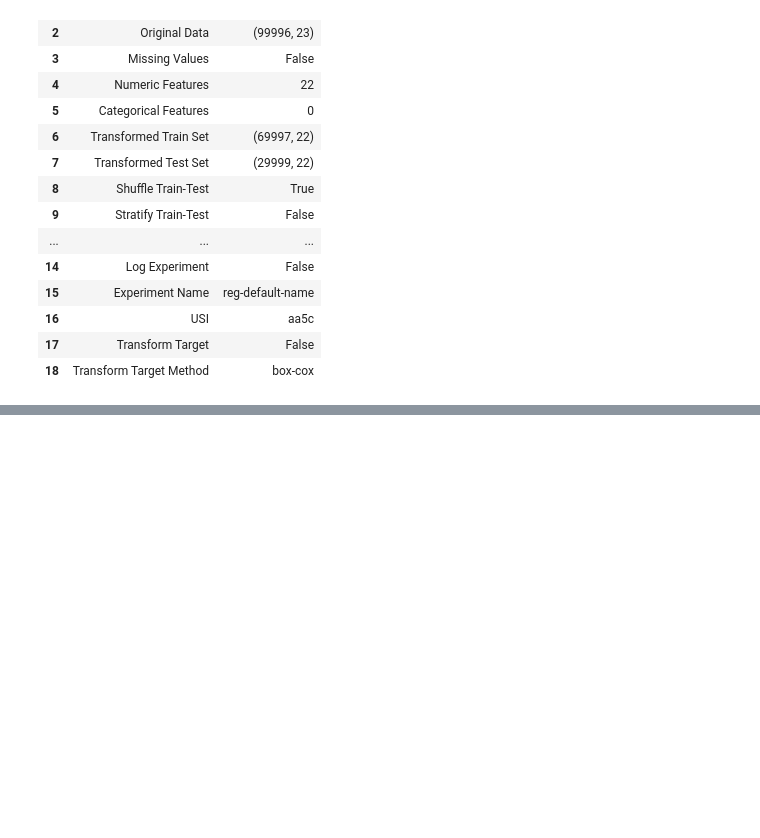
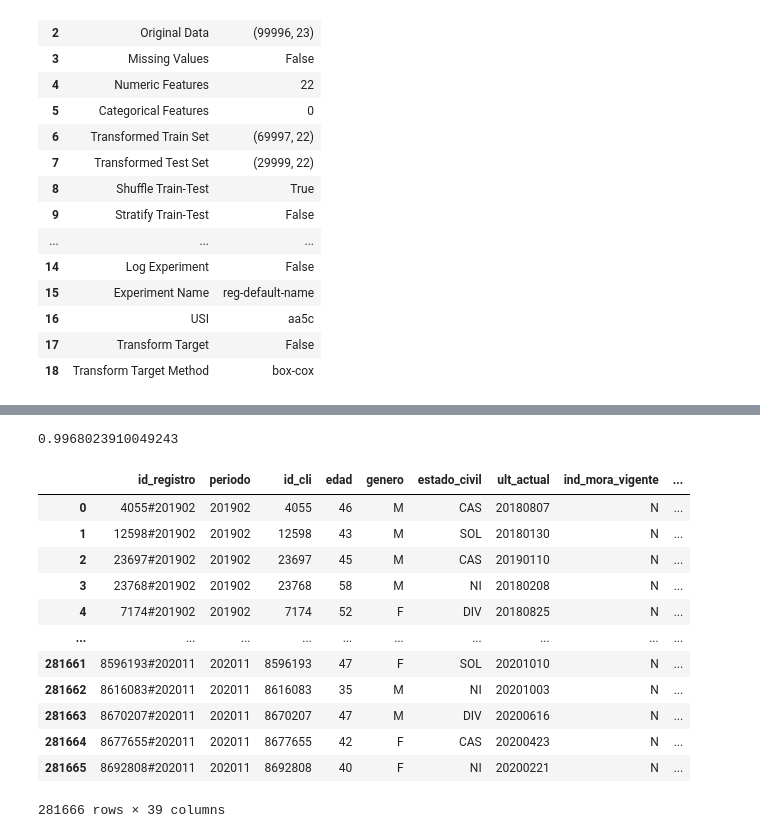
Before and after one commit to abdala9512/bc-dataton, a Jupyter notebook: notebooks/notebook_Miguel.ipynb, the cells around one changed output, grey strips where cells are left out. Drawn from its saved outputs; the diff is of its cells as text; code cells hidden in the pictures; blank space fills up the shorter version.

```diff
--- a/notebooks/notebook_Miguel.ipynb
+++ b/notebooks/notebook_Miguel.ipynb
@@ -376,0 +424,25 @@ reg1 = setup(data = sample_df.drop(categorical_features, axis=1), target = 'gast
+# %%
+len(data_may[(data_may['gasto_familiar'] < 10000000) &
+        (data_may['gasto_familiar'] >= 0)]['gasto_familiar'])/len(data_may)
+# %% [output]
+0.9968023910049243
+# %%
+test_dataframe=pd.read_csv("../data/dt2020_base_evaluar_corrected.csv")
+# %%
+cleaned_test_df = DataFrameBuilder(test_dataframe, test=True)
+# %%
+cleaned_test_df.build()
+# %% [output]
+|  | id_registro | periodo | id_cli | edad | genero | estado_civil | ult_actual | ind_mora_vigente | ... |
+| 0 | 4055#201902 | 201902 | 4055 | 46 | M | CAS | 20180807 | N | ... |
+| 1 | 12598#201902 | 201902 | 12598 | 43 | M | SOL | 20180130 | N | ... |
+| 2 | 23697#201902 | 201902 | 23697 | 45 | M | CAS | 20190110 | N | ... |
+| 3 | 23768#201902 | 201902 | 23768 | 58 | M | NI | 20180208 | N | ... |
+| 4 | 7174#201902 | 201902 | 7174 | 52 | F | DIV | 20180825 | N | ... |
+| ... | ... | ... | ... | ... | ... | ... | ... | ... | ... |
+| 281661 | 8596193#202011 | 202011 | 8596193 | 47 | F | SOL | 20201010 | N | ... |
+| 281662 | 8616083#202011 | 202011 | 8616083 | 35 | M | NI | 20201003 | N | ... |
+| 281663 | 8670207#202011 | 202011 | 8670207 | 47 | M | DIV | 20200616 | N | ... |
+| 281664 | 8677655#202011 | 202011 | 8677655 | 42 | F | CAS | 20200423 | N | ... |
+| 281665 | 8692808#202011 | 202011 | 8692808 | 40 | F | NI | 20200221 | N | ... |
+281666 rows × 39 columns
```
Also changed, not shown: parts of 9 cells of this notebook, 2 other files.
